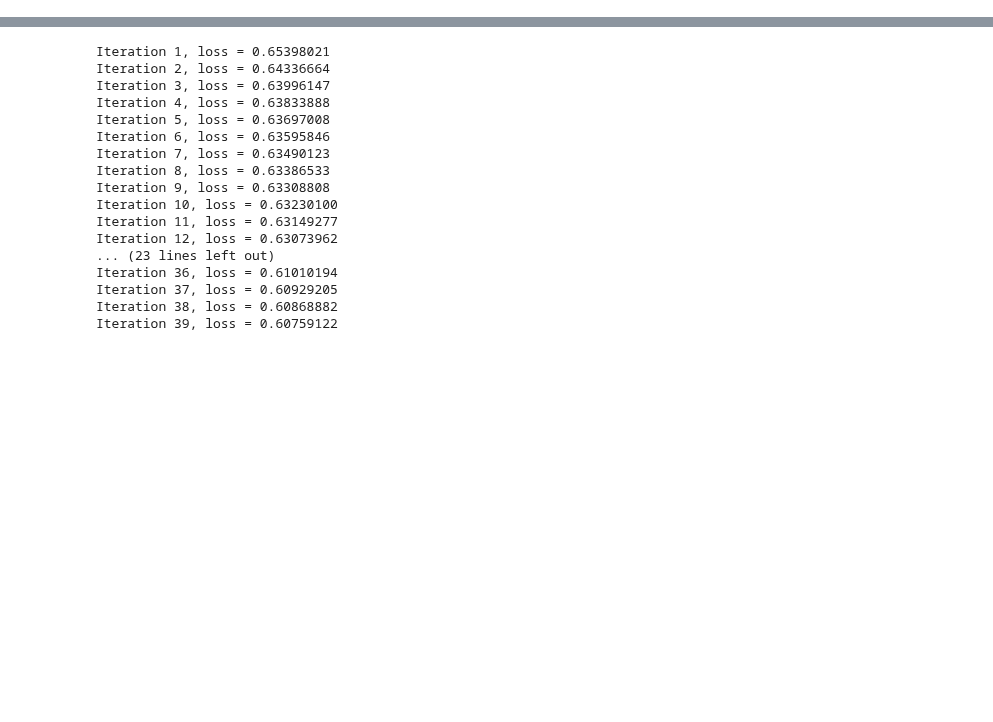
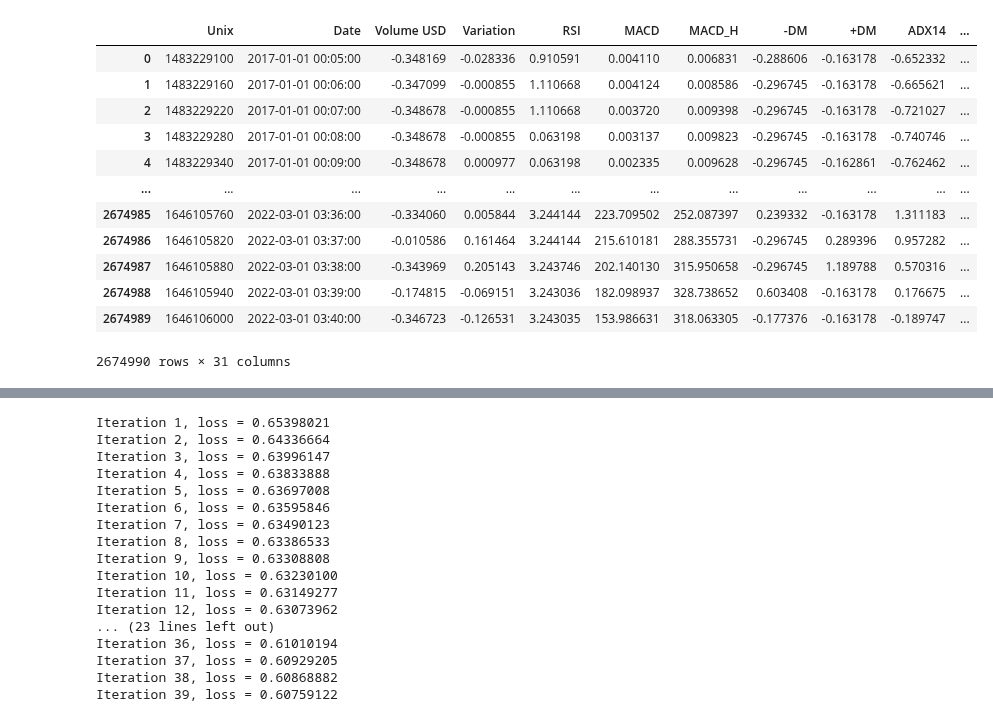
Before and after one commit to Alexis-Fauxbaton/Financial-Predictions, a Jupyter notebook: predict_1m.ipynb, the cells around one changed output, grey strips where cells are left out. Saved outputs shown, nothing was run; the diff lists cells and outputs as text; code cells hidden in the pictures; blank space fills up the shorter version.

```diff
--- a/predict_1m.ipynb
+++ b/predict_1m.ipynb
@@ -38,6 +58,22 @@ predict_data["Target"] = np.where(predict_data["Target"] == True, 1, 0)
 predict_data.dropna(inplace=True)
 predict_data.reset_index(inplace=True,drop=True)
 predict_data = predict_data[0:len(predict_data)-target_range]
+# %%
+predict_data
+# %% [output]
+|  | Unix | Date | Volume USD | Variation | RSI | MACD | MACD_H | -DM | +DM | ADX14 | ... |
+| 0 | 1483229100 | 2017-01-01 00:05:00 | -0.348169 | -0.028336 | 0.910591 | 0.004110 | 0.006831 | -0.288606 | -0.163178 | -0.652332 | ... |
+| 1 | 1483229160 | 2017-01-01 00:06:00 | -0.347099 | -0.000855 | 1.110668 | 0.004124 | 0.008586 | -0.296745 | -0.163178 | -0.665621 | ... |
+| 2 | 1483229220 | 2017-01-01 00:07:00 | -0.348678 | -0.000855 | 1.110668 | 0.003720 | 0.009398 | -0.296745 | -0.163178 | -0.721027 | ... |
+| 3 | 1483229280 | 2017-01-01 00:08:00 | -0.348678 | -0.000855 | 0.063198 | 0.003137 | 0.009823 | -0.296745 | -0.163178 | -0.740746 | ... |
+| 4 | 1483229340 | 2017-01-01 00:09:00 | -0.348678 | 0.000977 | 0.063198 | 0.002335 | 0.009628 | -0.296745 | -0.162861 | -0.762462 | ... |
+| ... | ... | ... | ... | ... | ... | ... | ... | ... | ... | ... | ... |
+| 2674985 | 1646105760 | 2022-03-01 03:36:00 | -0.334060 | 0.005844 | 3.244144 | 223.709502 | 252.087397 | 0.239332 | -0.163178 | 1.311183 | ... |
+| 2674986 | 1646105820 | 2022-03-01 03:37:00 | -0.010586 | 0.161464 | 3.244144 | 215.610181 | 288.355731 | -0.296745 | 0.289396 | 0.957282 | ... |
+| 2674987 | 1646105880 | 2022-03-01 03:38:00 | -0.343969 | 0.205143 | 3.243746 | 202.140130 | 315.950658 | -0.296745 | 1.189788 | 0.570316 | ... |
+| 2674988 | 1646105940 | 2022-03-01 03:39:00 | -0.174815 | -0.069151 | 3.243036 | 182.098937 | 328.738652 | 0.603408 | -0.163178 | 0.176675 | ... |
+| 2674989 | 1646106000 | 2022-03-01 03:40:00 | -0.346723 | -0.126531 | 3.243035 | 153.986631 | 318.063305 | -0.177376 | -0.163178 | -0.189747 | ... |
+2674990 rows × 31 columns
 # %%
 predict_data = predict_data[[i % int(max_days) == 0 for i in range(len(predict_data))]]
 # %%
```
Also changed, not shown: parts of 18 cells of this notebook, 2 other files.
